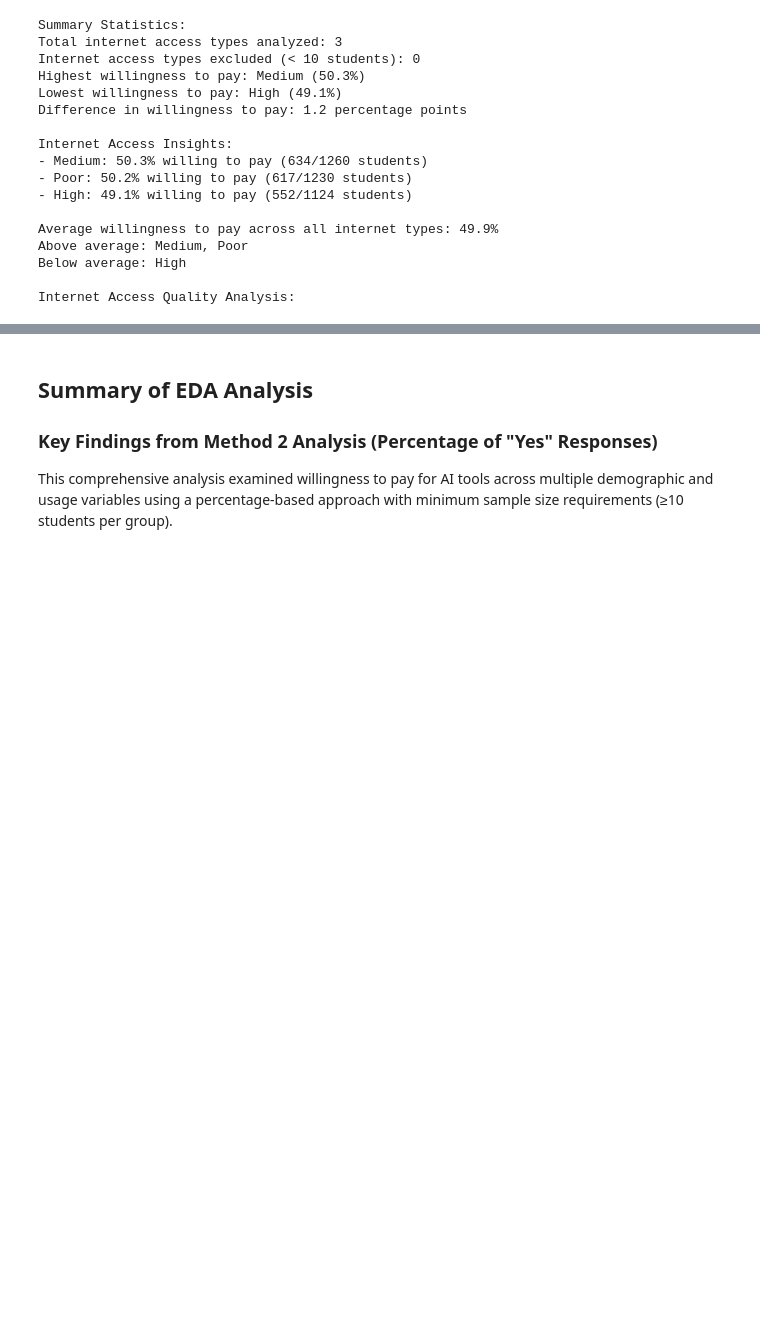
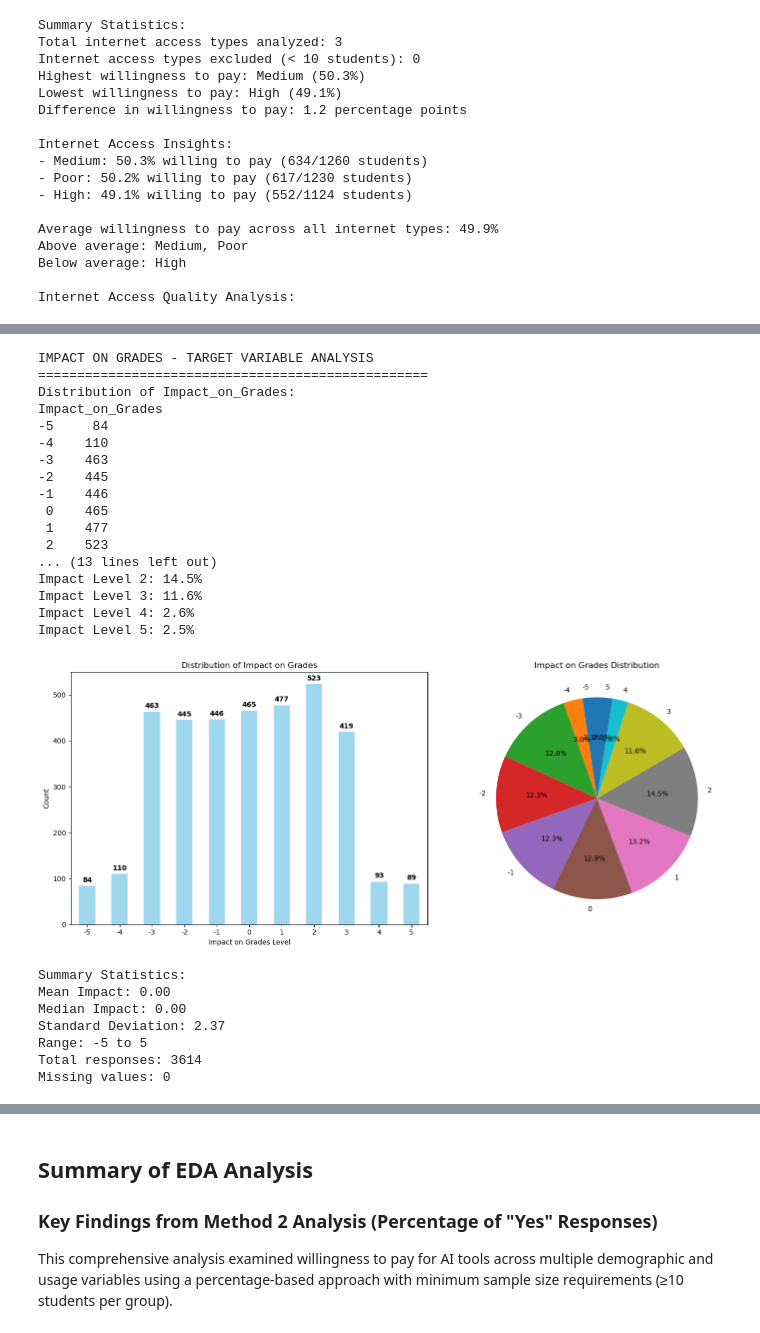
Before and after one commit to jackson9413/Project, a Jupyter notebook: 2_EDA_Analysis.ipynb, the cells around one changed output, grey strips where cells are left out. Cells and saved outputs as stored; diff of their text form; code cells hidden in the pictures; blank space fills up the shorter version.

```diff
--- a/2_EDA_Analysis.ipynb
+++ b/2_EDA_Analysis.ipynb
@@ -1301,0 +1308,70 @@ Internet Access Quality Analysis:
+# %%
+# First, let's examine the distribution of Impact_on_Grades
+print("IMPACT ON GRADES - TARGET VARIABLE ANALYSIS")
+print("=" * 50)
+
+# Basic statistics
+print("Distribution of Impact_on_Grades:")
+impact_counts = data['Impact_on_Grades'].value_counts().sort_index()
+print(impact_counts)
+print()
+
+print("Percentage distribution:")
+impact_percentages = data['Impact_on_Grades'].value_counts(normalize=True).sort_index() * 100
+for grade, pct in impact_percentages.items():
+    print(f"Impact Level {grade}: {pct:.1f}%")
+
+# Visualize distribution
+fig, (ax1, ax2) = plt.subplots(1, 2, figsize=(15, 6))
+
+# Bar plot
+impact_counts.plot(kind='bar', ax=ax1, color='skyblue', alpha=0.8)
+ax1.set_title('Distribution of Impact on Grades')
+ax1.set_xlabel('Impact on Grades Level')
+ax1.set_ylabel('Count')
+ax1.tick_params(axis='x', rotation=0)
+
+# Add count labels on bars
+for i, v in enumerate(impact_counts.values):
+    ax1.text(i, v + 5, str(v), ha='center', va='bottom', fontweight='bold')
+
+# Pie chart
+ax2.pie(impact_counts.values, labels=impact_counts.index, autopct='%1.1f%%', startangle=90)
+ax2.set_title('Impact on Grades Distribution')
+
+plt.tight_layout()
+plt.show()
+
+print(f"\nSummary Statistics:")
+print(f"Mean Impact: {data['Impact_on_Grades'].mean():.2f}")
+print(f"Median Impact: {data['Impact_on_Grades'].median():.2f}")
+print(f"Standard Deviation: {data['Impact_on_Grades'].std():.2f}")
+print(f"Range: {data['Impact_on_Grades'].min()} to {data['Impact_on_Grades'].max()}")
+print(f"Total responses: {len(data)}")
+print(f"Missing values: {data['Impact_on_Grades'].isnull().sum()}")
+# %% [output]
+IMPACT ON GRADES - TARGET VARIABLE ANALYSIS
+==================================================
+Distribution of Impact_on_Grades:
+Impact_on_Grades
+-5     84
+-4    110
+-3    463
+-2    445
+-1    446
+ 0    465
+ 1    477
+ 2    523
+... (13 lines left out)
+Impact Level 2: 14.5%
+Impact Level 3: 11.6%
+Impact Level 4: 2.6%
+Impact Level 5: 2.5%
+[figure, added]
+Summary Statistics:
+Mean Impact: 0.00
+Median Impact: 0.00
+Standard Deviation: 2.37
+Range: -5 to 5
+Total responses: 3614
+Missing values: 0
```
Also changed, not shown: parts of 10 cells of this notebook, 13 other files.
